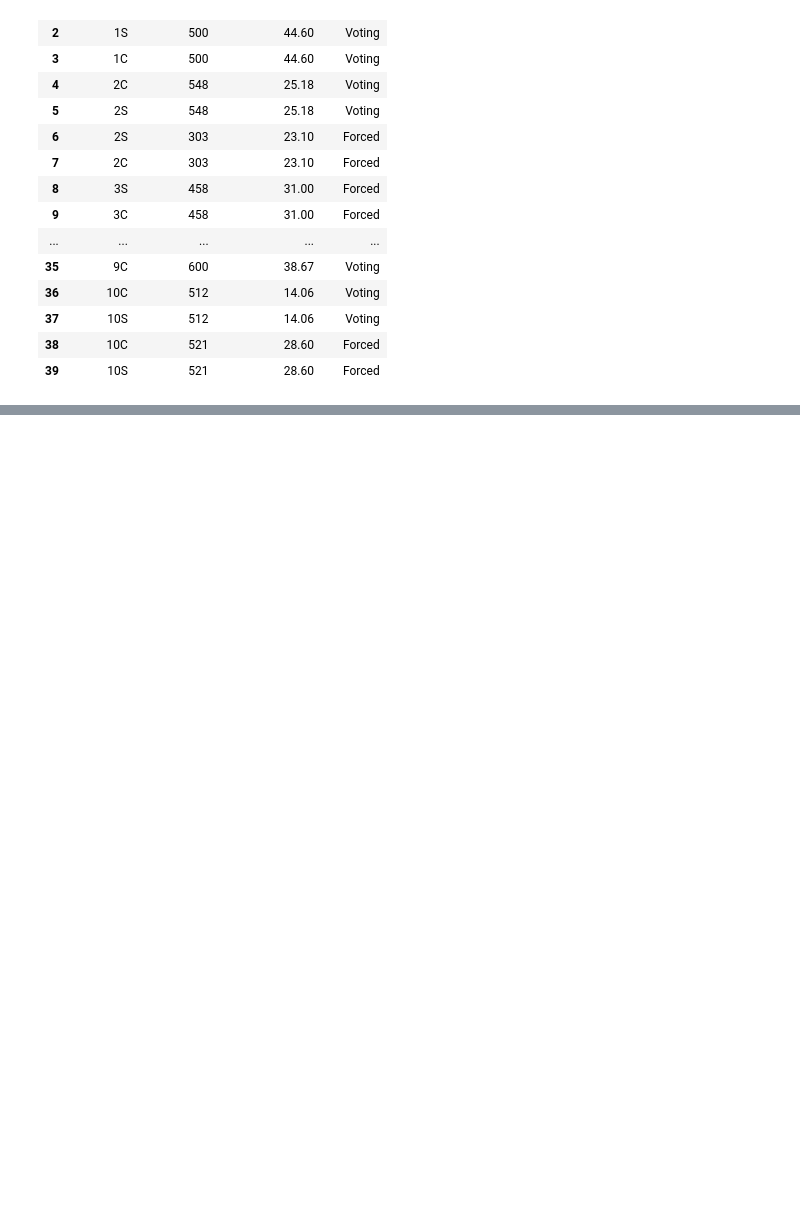
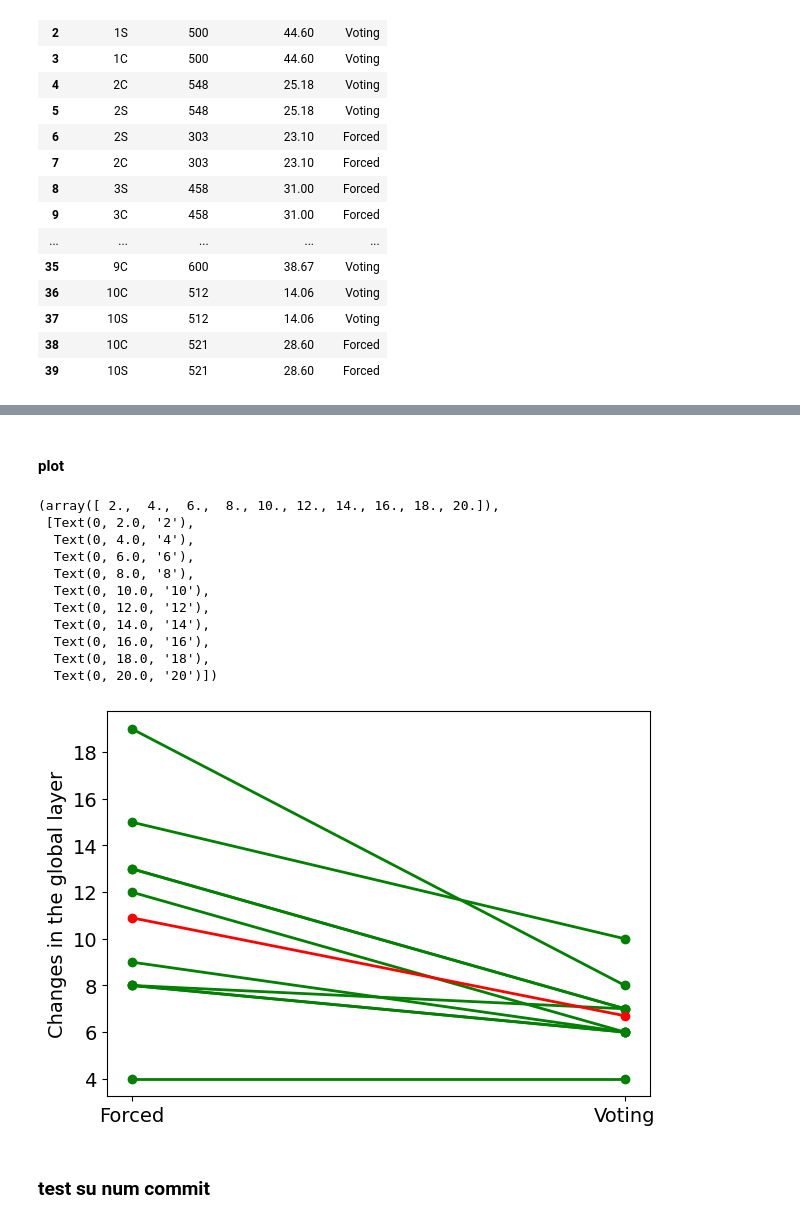
Before and after one commit to DebbyX3/CIDERHololensCollabManip, a Jupyter notebook: UserExperiments/LogAnalysis.ipynb, the cells around one changed output, grey strips where cells are left out. Saved outputs shown, nothing was run; the diff lists cells and outputs as text; code cells hidden in the pictures; blank space fills up the shorter version.

```diff
--- a/UserExperiments/LogAnalysis.ipynb
+++ b/UserExperiments/LogAnalysis.ipynb
@@ -544,0 +586,26 @@ pg.mwu(op_count_forced_by_pair_array, op_count_voting_by_pair_array, alternative
+# %% [markdown]
+#### plot
+# %%
+fig, ax = plt.subplots(figsize=(7,5))
+
+ax.plot(["Forced", "Voting"], [gl_force_count_pair_array, gl_voting_count_pair_array], 'go-', linewidth=2)
+ax.plot(["Forced", "Voting"], [np.mean(gl_force_count_pair_array), np.mean(gl_voting_count_pair_array)], 'ro-', linewidth=2)
+
+plt.ylabel('Changes in the global layer', fontsize = 14)
+plt.xticks(fontsize = 14)
+plt.yticks(fontsize = 14)
+# %% [output]
+(array([ 2.,  4.,  6.,  8., 10., 12., 14., 16., 18., 20.]),
+ [Text(0, 2.0, '2'),
+  Text(0, 4.0, '4'),
+  Text(0, 6.0, '6'),
+  Text(0, 8.0, '8'),
+  Text(0, 10.0, '10'),
+  Text(0, 12.0, '12'),
+  Text(0, 14.0, '14'),
+  Text(0, 16.0, '16'),
+  Text(0, 18.0, '18'),
+  Text(0, 20.0, '20')])
+[figure, added]
+# %% [markdown]
+### test su num commit
```
Also changed, not shown: parts of 21 cells of this notebook.
